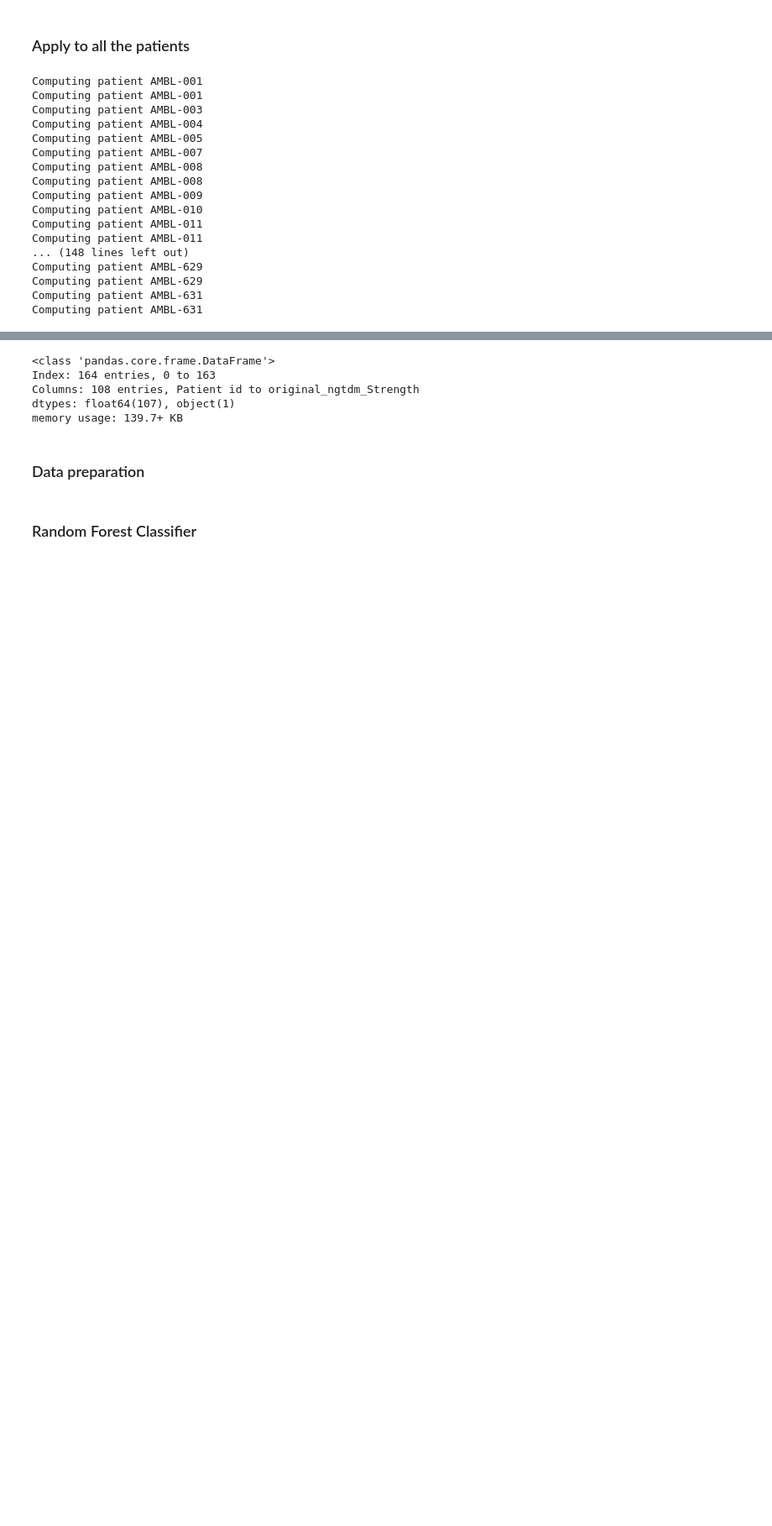
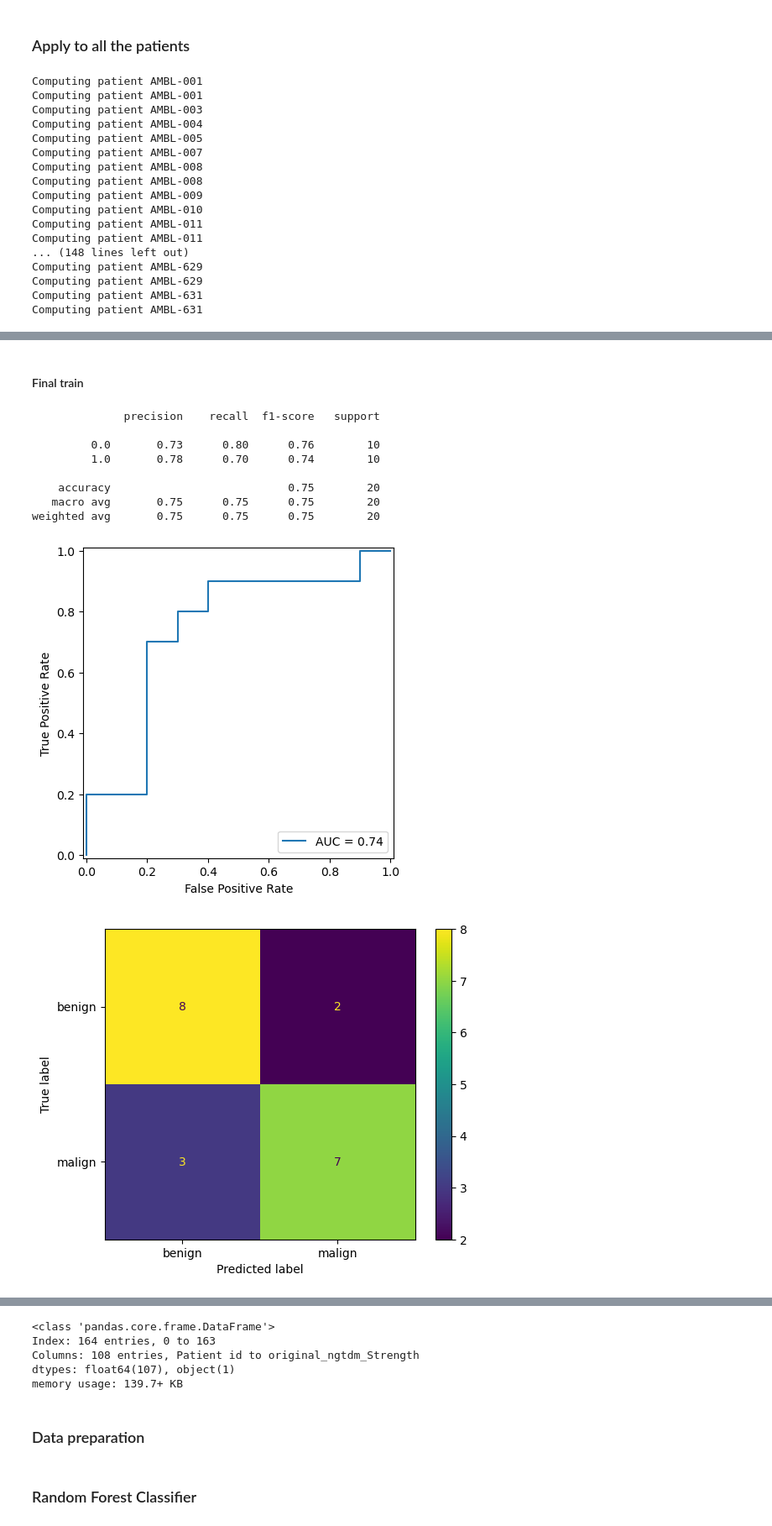
Before and after one commit to bendico765/MRI-Breast, a Jupyter notebook: Radiomics.ipynb, the cells around one changed output, grey strips where cells are left out. Shown at 84% size. Saved outputs shown, nothing was run; the diff lists cells and outputs as text; code cells hidden in the pictures; blank space fills up the shorter version.

```diff
--- a/Radiomics.ipynb
+++ b/Radiomics.ipynb
@@ -420,0 +682,36 @@ radiomics_df.to_csv("/media/bendico765/Crucial X9/MRI Lesions/radiomics.csv")
+# %% [markdown]
+#### Final train
+# %%
+cv_grid = {
+    "n_estimators": [10, 20, 50, 100, 200, 500],
+    "max_depth": [3, 5, 10, None],
+    "grow_policy": ["depthwise", "lossguide"],
+}
+# %%
+f1 = make_scorer(metrics.f1_score , average='macro')
+grid_search = GridSearchCV(
+    xgb.XGBClassifier(eval_metric=metrics.f1_score),
+    cv_grid,
+    scoring="f1",
+    n_jobs=-1,
+    refit=True,
+    cv=10,
+)
+# %%
+grid_search.fit(X_train, y_train)
+clf = grid_search.best_estimator_
+# %%
+y_pred = clf.predict_proba(X_test)
+# %%
+show_model_performances(y_test, y_pred)
+# %% [output]
+              precision    recall  f1-score   support
+
+         0.0       0.73      0.80      0.76        10
+         1.0       0.78      0.70      0.74        10
+
+    accuracy                           0.75        20
+   macro avg       0.75      0.75      0.75        20
+weighted avg       0.75      0.75      0.75        20
+[figure, added]
+[figure, added]
```
Also changed, not shown: parts of 182 cells of this notebook, 2 other files.
